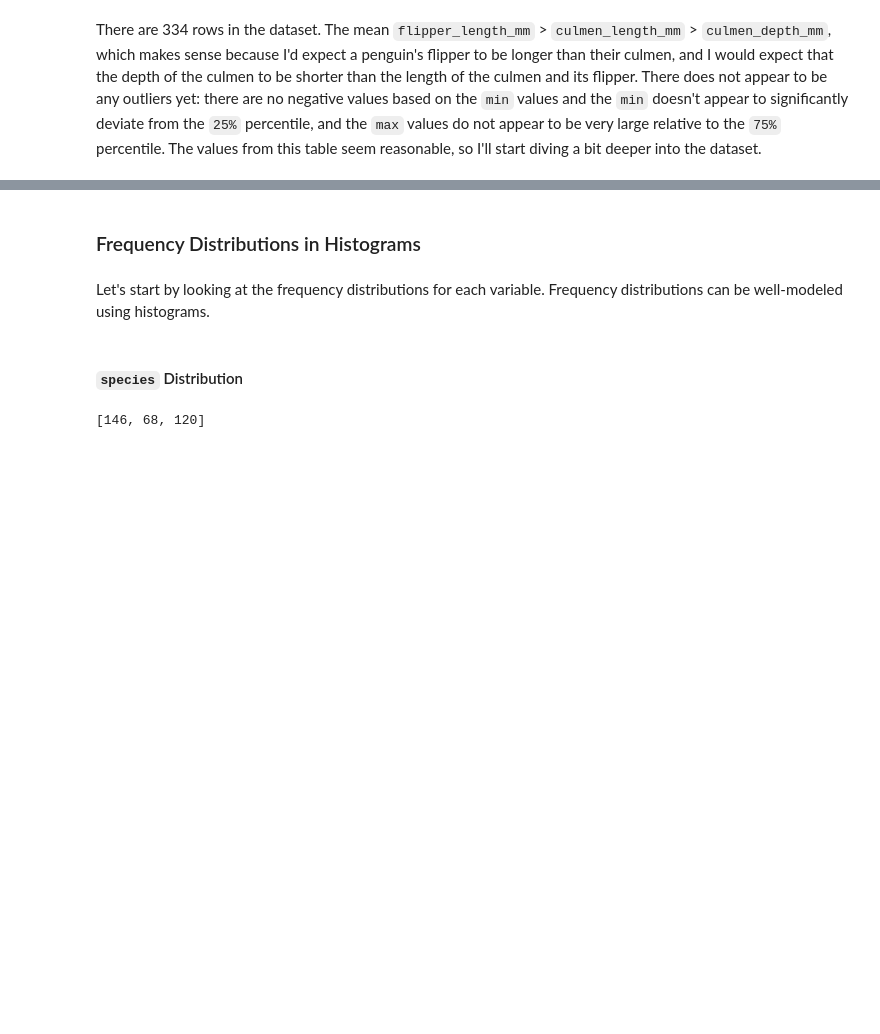
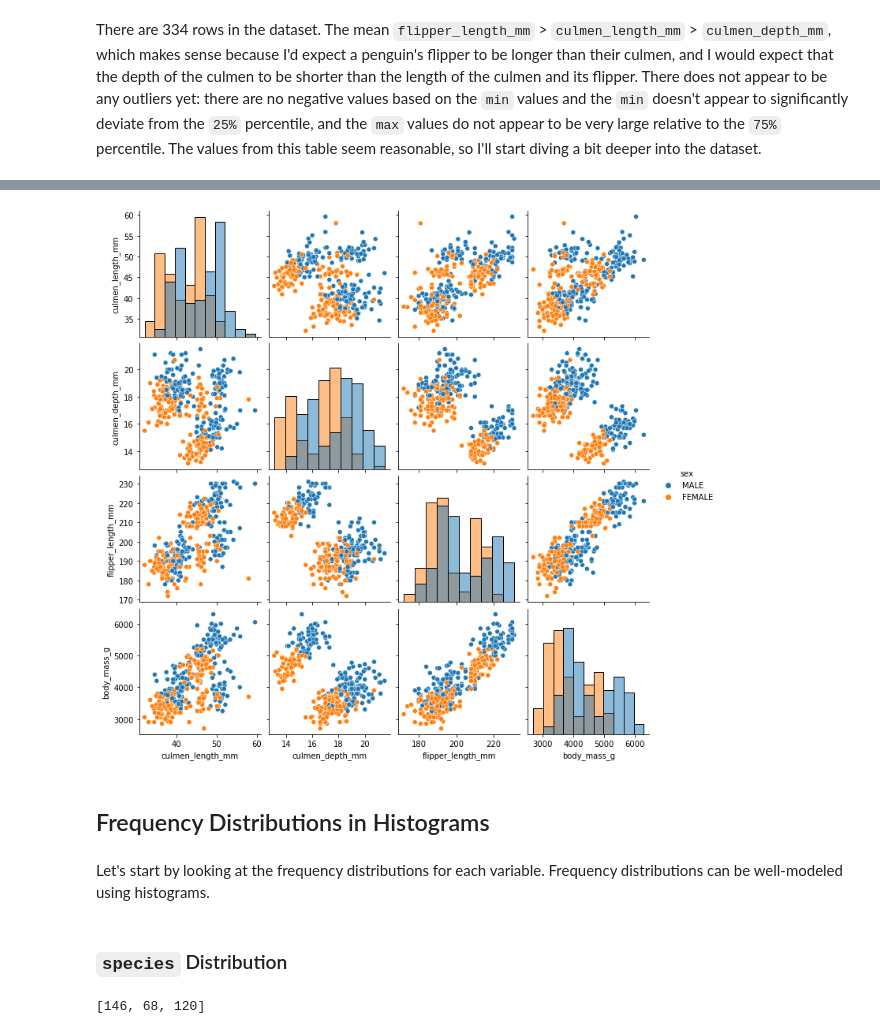
Before and after one commit to michaelhlavaty981/CSC630-Machine-Learning, a Jupyter notebook: Palmer_Penguins.ipynb, the cells around one changed output, grey strips where cells are left out. Cells and saved outputs as stored; diff of their text form; code cells hidden in the pictures; blank space fills up the shorter version.

```diff
--- a/Palmer_Penguins.ipynb
+++ b/Palmer_Penguins.ipynb
@@ -93,9 +119,14 @@ There are 334 rows in the dataset. The mean `flipper_length_mm` > `culmen_length
+# %%
+sns.pairplot(data, hue="sex", diag_kind="hist")
+plt.show()
+# %% [output]
+[figure, added]
 # %% [markdown]
-### Frequency Distributions in Histograms
+## Frequency Distributions in Histograms
 # %% [markdown]
 Let's start by looking at the frequency distributions for each variable. Frequency distributions can be well-modeled using histograms.
 # %% [markdown]
-#### `species` Distribution
+### `species` Distribution
 # %%
 adelie = data[data.species=="Adelie"]
 chinstrap = data[data.species=="Chinstrap"]
```
Also changed, not shown: parts of 25 cells of this notebook.
